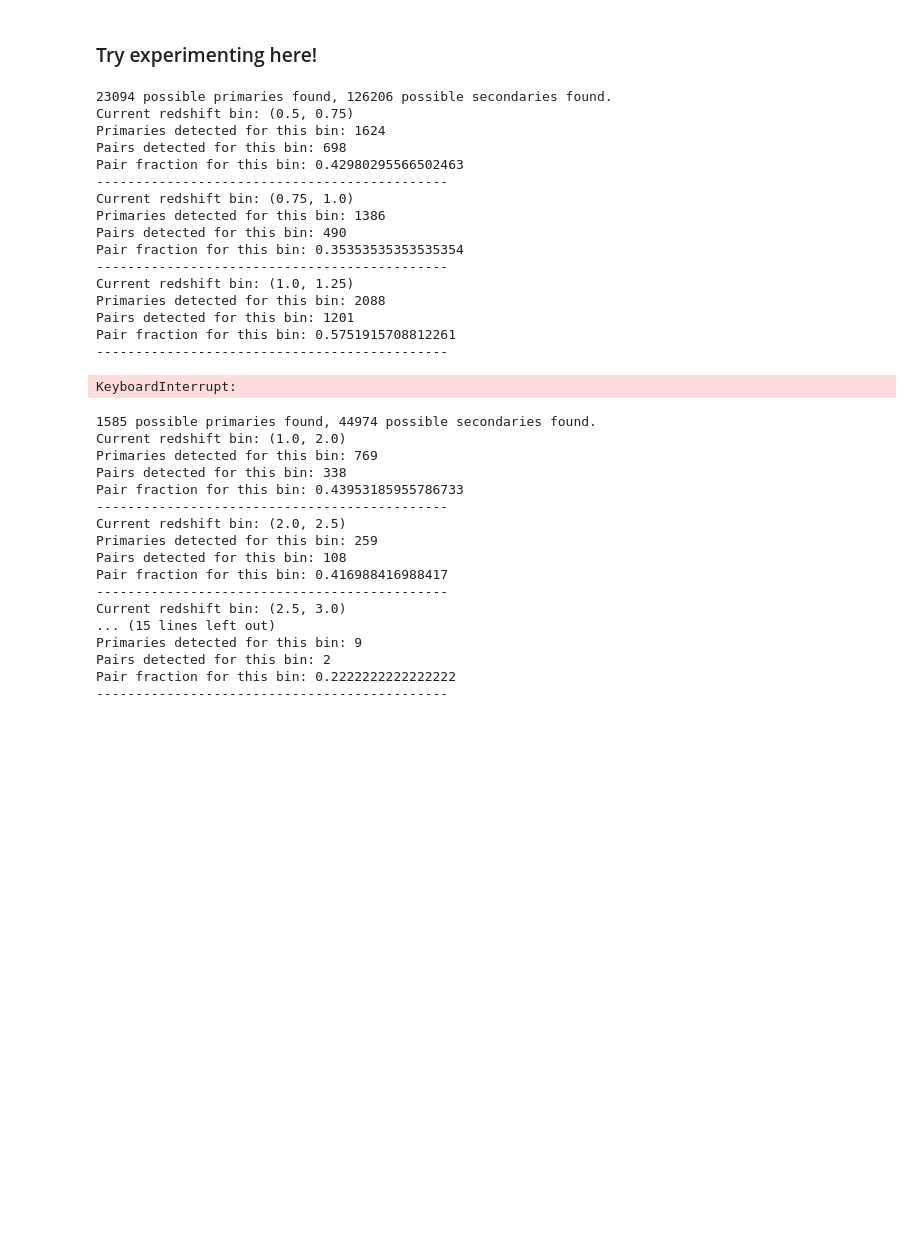
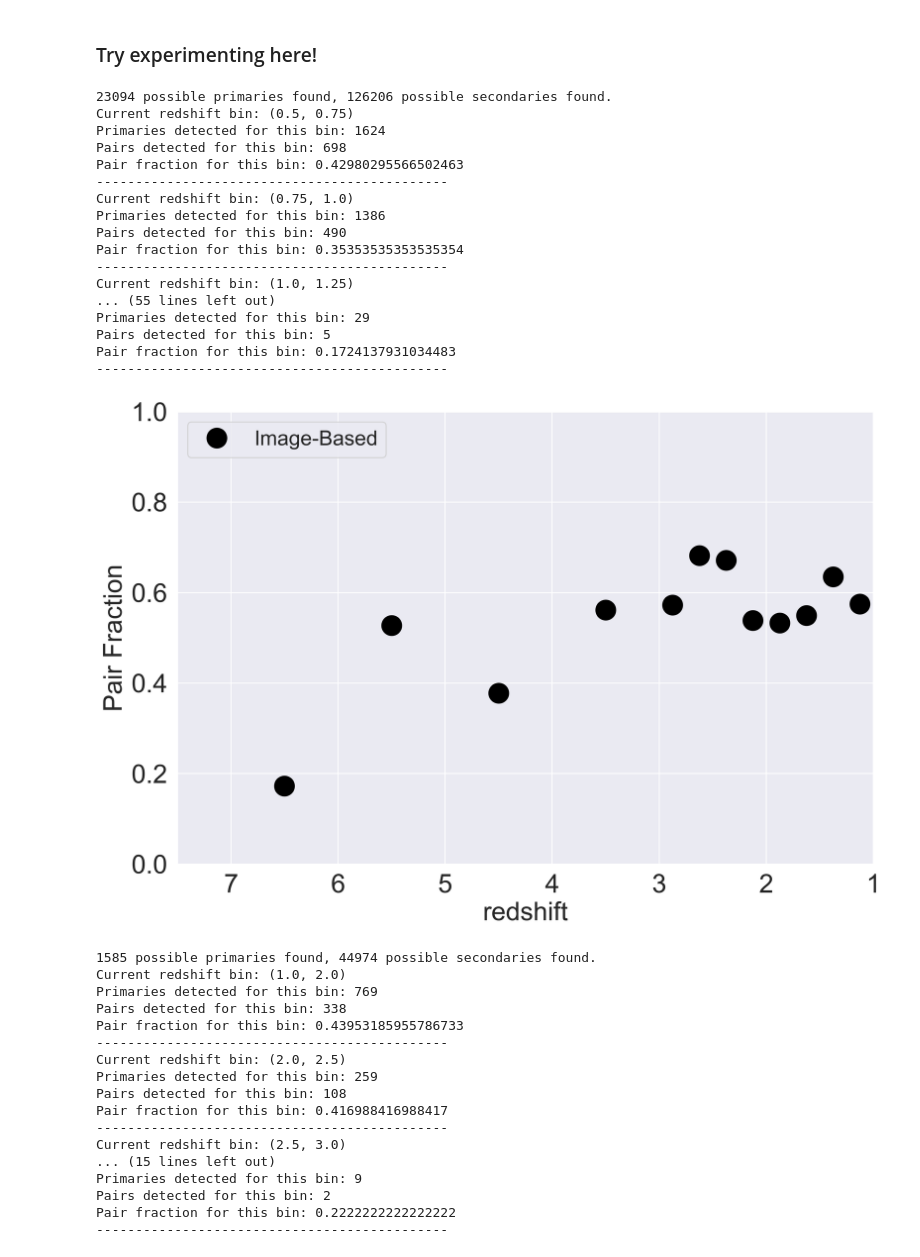
Before and after one commit to openhearted99/SASP-2020, a Jupyter notebook: gfs_code/results/Early_pairs.ipynb, the cells around one changed output. Cells and saved outputs as stored; diff of their text form; code cells hidden in the pictures; blank space fills up the shorter version.

```diff
--- a/gfs_code/results/Early_pairs.ipynb
+++ b/gfs_code/results/Early_pairs.ipynb
@@ -243,7 +288,7 @@ def count_pairs(pri_z,pri_m,pri_sc,sec_z,sec_m,sec_sc,pri_kpcas,mfrac,d_kpc=50.0
     sep = pri_sc.separation(sec_sc)
     sep_kpc = pri_kpcas*sep.to('arcsec')
     sep_kpc = sep_kpc.value
-    slist = np.logical_and(sep_kpc > 1.0, np.logical_and(np.logical_and(sep_kpc < d_kpc,np.abs(sec_z-pri_z)<zfrac*(1.0+pri_z)),sec_m/pri_m >= mfrac))
+    slist = np.logical_and(np.logical_and(sep_kpc > 1.0, np.logical_and(np.logical_and(sep_kpc < d_kpc,np.abs(sec_z-pri_z)<zfrac*(1.0+pri_z)),sec_m/pri_m >= mfrac)),sec_m/pri_m<1)
     num_pairs=np.sum(slist)
     return num_pairs, sep_kpc
 # %%
@@ -311,10 +356,8 @@ def pairs_plots(data, stellar_tag, RA_tag, DEC_tag, z_tag, primary_mass=10.0**10
     ax1.legend(('Image-Based', 'Catalog-Based'),loc='upper left',fontsize=20)
 
     ax1.set_xlabel('redshift',size=25)
-    ax1.set_xlim(7.5,1)
 
     ax1.set_ylabel('Pair Fraction',size=25)
-    ax1.set_ylim(0.0,1)
     ax1.set_yscale(pair_scale)
 
     ax1.tick_params(labelsize=25)
@@ -324,23 +367,24 @@ def pairs_plots(data, stellar_tag, RA_tag, DEC_tag, z_tag, primary_mass=10.0**10
 # %% [markdown]
 ### Try experimenting here!
 # %%
-pairs_plots(dash1, 'Stellar mass w2sr', 'RA degree', 'DEC degree', 'Inferred z',zbins=((0.5,0.75),(0.75,1.0),(1.0,1.25),(1.25,1.5),(1.5,1.75),(1.75,2.0),(2.0,2.25),(2.25,2.5),(2.5,2.75),(2.75,3.0),(3.0,4.0),(4.0,5.0),(5.0,6.0),(6.0,7.0)), primary_mass=10**9)
+pairs_plots(dash1xyz, 'Stellar mass w2sr', 'RA degree', 'DEC degree', 'Inferred z',zbins=((0.5,0.75),(0.75,1.0),(1.0,1.25),(1.25,1.5),(1.5,1.75),(1.75,2.0),(2.0,2.25),(2.25,2.5),(2.5,2.75),(2.75,3.0),(3.0,4.0),(4.0,5.0),(5.0,6.0),(6.0,7.0)), primary_mass=10**9)
 # %% [output]
 23094 possible primaries found, 126206 possible secondaries found.
 Current redshift bin: (0.5, 0.75)
 Primaries detected for this bin: 1624
 Pairs detected for this bin: 698
 Pair fraction for this bin: 0.42980295566502463
 ---------------------------------------------
 Current redshift bin: (0.75, 1.0)
 Primaries detected for this bin: 1386
 Pairs detected for this bin: 490
 Pair fraction for this bin: 0.35353535353535354
 ---------------------------------------------
 Current redshift bin: (1.0, 1.25)
-Primaries detected for this bin: 2088
-Pairs detected for this bin: 1201
-Pair fraction for this bin: 0.5751915708812261
+... (55 lines left out)
+Primaries detected for this bin: 29
+Pairs detected for this bin: 5
+Pair fraction for this bin: 0.1724137931034483
 ---------------------------------------------
-KeyboardInterrupt:
+[figure, added]
 # %%
```
Also changed, not shown: parts of 10 cells of this notebook, 10 other files.
